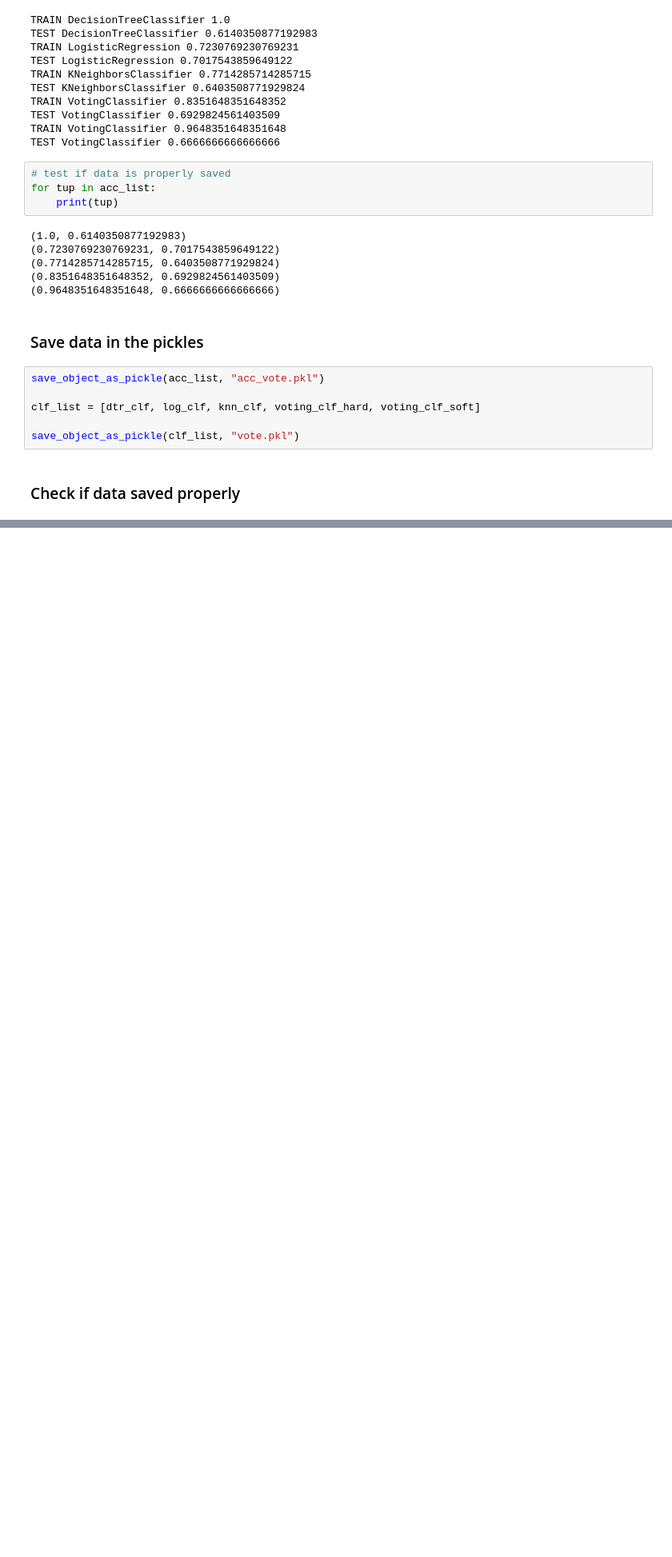
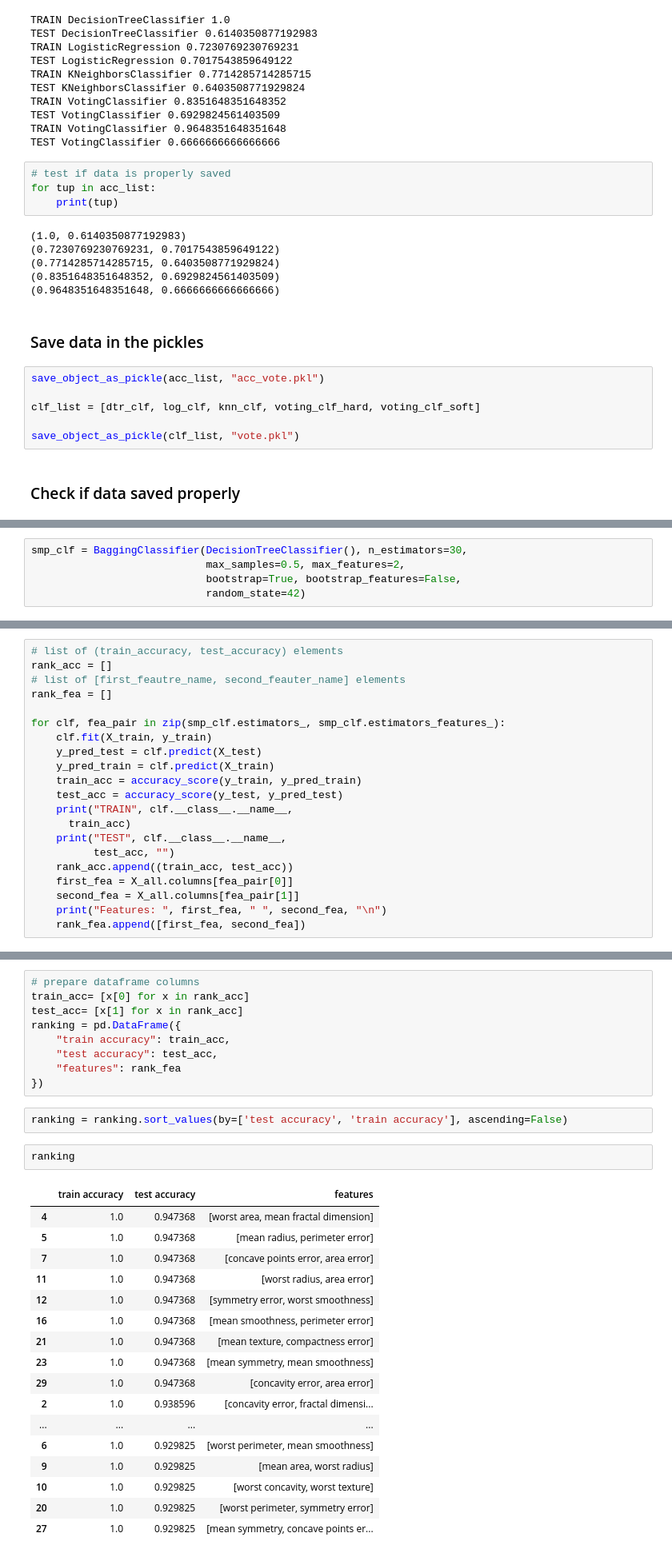
Before and after one commit to YgLK/ML, a Jupyter notebook: lab6/lab6.ipynb, the cells around one changed output, grey strips where cells are left out. Shown at 80% size. Drawn from its saved outputs; the diff is of its cells as text; blank space fills up the shorter version.

```diff
--- a/lab6/lab6.ipynb
+++ b/lab6/lab6.ipynb
@@ -157,0 +265,5 @@ rnf_clf = RandomForestClassifier(n_estimators=30, random_state=42)
+# %%
+smp_clf = BaggingClassifier(DecisionTreeClassifier(), n_estimators=30,
+                            max_samples=0.5, max_features=2,
+                            bootstrap=True, bootstrap_features=False,
+                            random_state=42)
@@ -157,0 +345,21 @@ rnf_clf = RandomForestClassifier(n_estimators=30, random_state=42)
+# %%
+# list of (train_accuracy, test_accuracy) elements
+rank_acc = []
+# list of [first_feautre_name, second_feauter_name] elements
+rank_fea = []
+
+for clf, fea_pair in zip(smp_clf.estimators_, smp_clf.estimators_features_):
+    clf.fit(X_train, y_train)
+    y_pred_test = clf.predict(X_test)
+    y_pred_train = clf.predict(X_train)
+    train_acc = accuracy_score(y_train, y_pred_train)
+    test_acc = accuracy_score(y_test, y_pred_test)
+    print("TRAIN", clf.__class__.__name__,
+      train_acc)
+    print("TEST", clf.__class__.__name__,
+          test_acc, "")
+    rank_acc.append((train_acc, test_acc))
+    first_fea = X_all.columns[fea_pair[0]]
+    second_fea = X_all.columns[fea_pair[1]]
+    print("Features: ", first_fea, " ", second_fea, "\n")
+    rank_fea.append([first_fea, second_fea])
@@ -157,0 +384,31 @@ rnf_clf = RandomForestClassifier(n_estimators=30, random_state=42)
+# %%
+# prepare dataframe columns
+train_acc= [x[0] for x in rank_acc]
+test_acc= [x[1] for x in rank_acc]
+ranking = pd.DataFrame({
+    "train accuracy": train_acc,
+    "test accuracy": test_acc,
+    "features": rank_fea
+})
+# %%
+ranking = ranking.sort_values(by=['test accuracy', 'train accuracy'], ascending=False)
+# %%
+ranking
+# %% [output]
+|  | train accuracy | test accuracy | features |
+| 4 | 1.0 | 0.947368 | [worst area, mean fractal dimension] |
+| 5 | 1.0 | 0.947368 | [mean radius, perimeter error] |
+| 7 | 1.0 | 0.947368 | [concave points error, area error] |
+| 11 | 1.0 | 0.947368 | [worst radius, area error] |
+| 12 | 1.0 | 0.947368 | [symmetry error, worst smoothness] |
+| 16 | 1.0 | 0.947368 | [mean smoothness, perimeter error] |
+| 21 | 1.0 | 0.947368 | [mean texture, compactness error] |
+| 23 | 1.0 | 0.947368 | [mean symmetry, mean smoothness] |
+| 29 | 1.0 | 0.947368 | [concavity error, area error] |
+| 2 | 1.0 | 0.938596 | [concavity error, fractal dimensi... |
+| ... | ... | ... | ... |
+| 6 | 1.0 | 0.929825 | [worst perimeter, mean smoothness] |
+| 9 | 1.0 | 0.929825 | [mean area, worst radius] |
+| 10 | 1.0 | 0.929825 | [worst concavity, worst texture] |
+| 20 | 1.0 | 0.929825 | [worst perimeter, symmetry error] |
+| 27 | 1.0 | 0.929825 | [mean symmetry, concave points er... |
```
Also changed, not shown: parts of 34 cells of this notebook, 10 other files.
